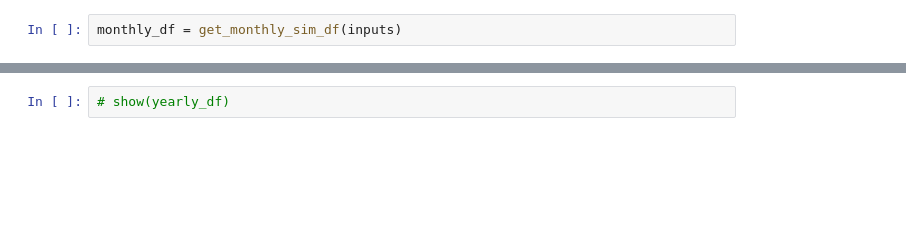
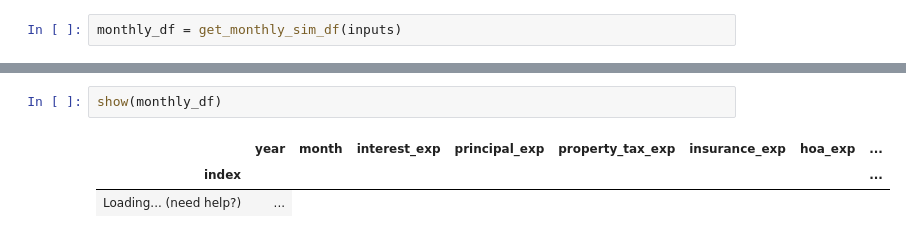
Before and after one commit to calebcrouse3/mortgage-calculator, a Jupyter notebook: notebooks/simulation.ipynb, the cells around one changed output, grey strips where cells are left out. Cells and saved outputs as stored; diff of their text form; blank space fills up the shorter version.

```diff
--- a/notebooks/simulation.ipynb
+++ b/notebooks/simulation.ipynb
@@ -30,2 +32,6 @@ yearly_df = get_yearly_agg_df(inputs, monthly_df)
 # %%
-# show(yearly_df)
+show(monthly_df)
+# %% [output]
+|  | year | month | interest_exp | principal_exp | property_tax_exp | insurance_exp | hoa_exp | ... |
+| index |  |  |  |  |  |  |  | ... |
+| Loading... (need help?) | ... |
```
Also changed, not shown: parts of 2 cells of this notebook, 3 other files.
